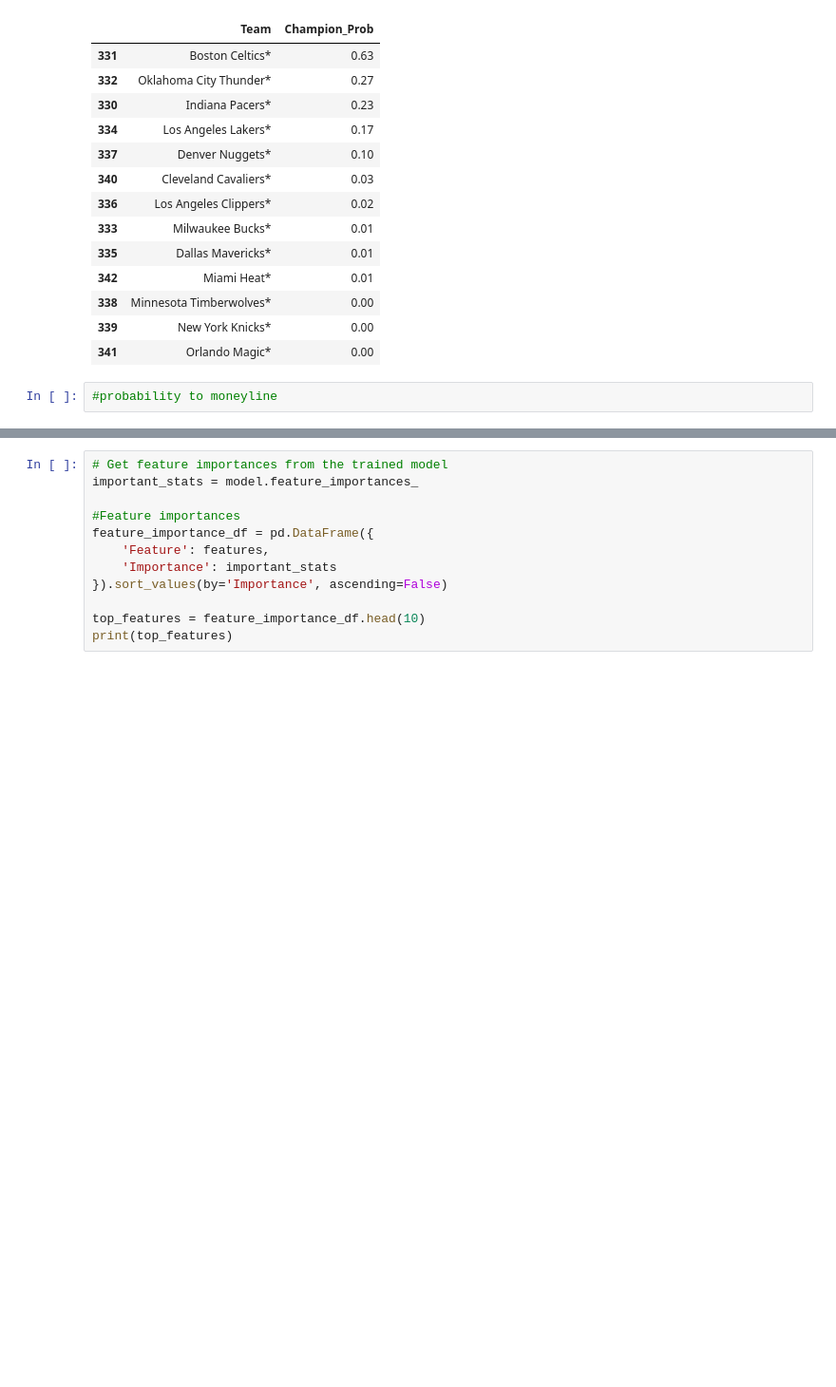
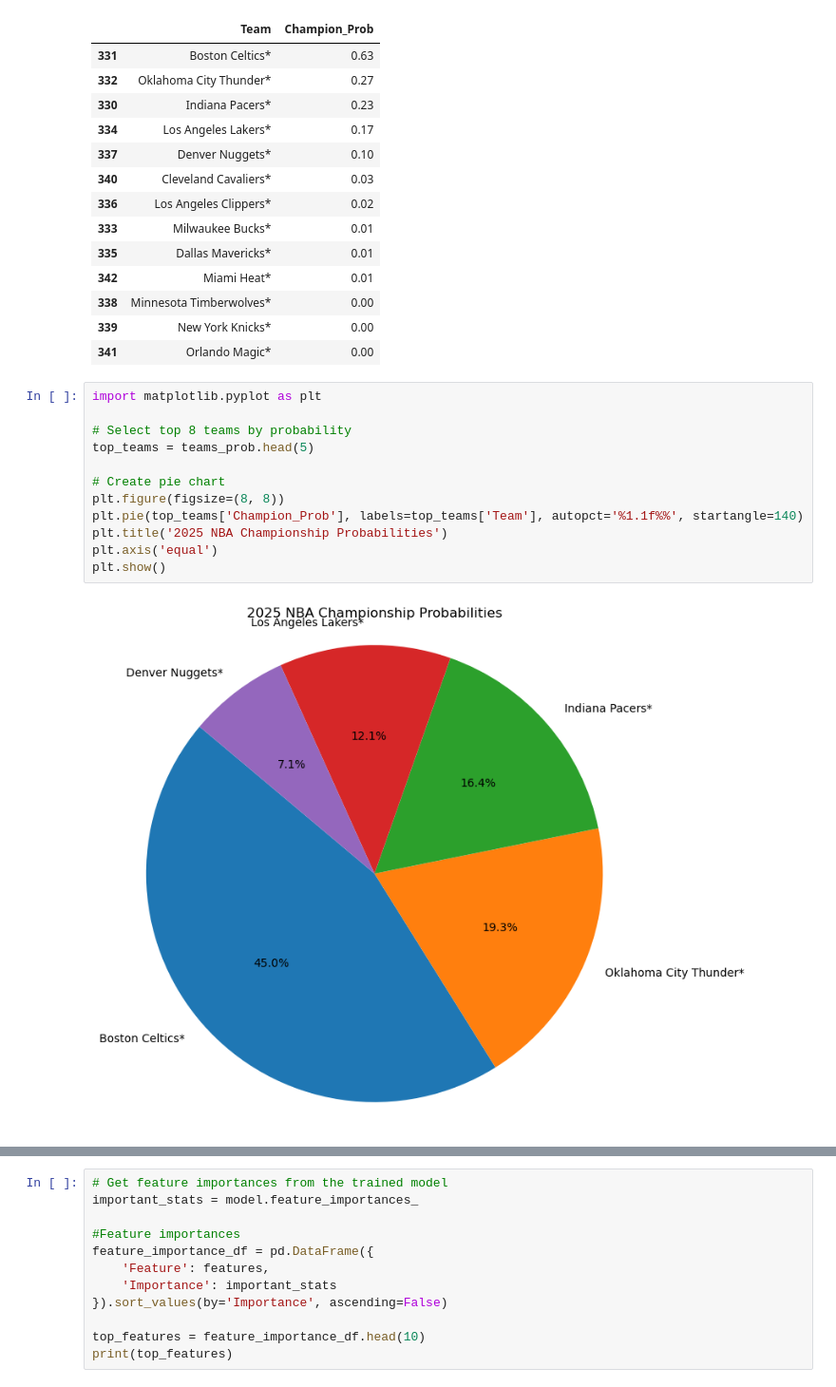
Before and after one commit to BhavyaJayaprakash/Final-Project-4, a Jupyter notebook: project.ipynb, the cells around one changed output, grey strips where cells are left out. Shown: that part at 95% size. Cells and saved outputs as stored; diff of their text form; blank space fills up the shorter version.

Commit message:
Pie chart and money line

```diff
--- a/project.ipynb
+++ b/project.ipynb
@@ -303,5 +303,17 @@ teams_prob[['Team', 'Champion_Prob']].head(30)
 | 338 | Minnesota Timberwolves* | 0.00 |
 | 339 | New York Knicks* | 0.00 |
 | 341 | Orlando Magic* | 0.00 |
-# %%
-#probability to moneyline
+# %%
+import matplotlib.pyplot as plt
+
+# Select top 8 teams by probability
+top_teams = teams_prob.head(5)
+
+# Create pie chart
+plt.figure(figsize=(8, 8))
+plt.pie(top_teams['Champion_Prob'], labels=top_teams['Team'], autopct='%1.1f%%', startangle=140)
+plt.title('2025 NBA Championship Probabilities')
+plt.axis('equal')
+plt.show()
+# %% [output]
+[figure, added]
```
Also changed, not shown: parts of 6 cells of this notebook.
